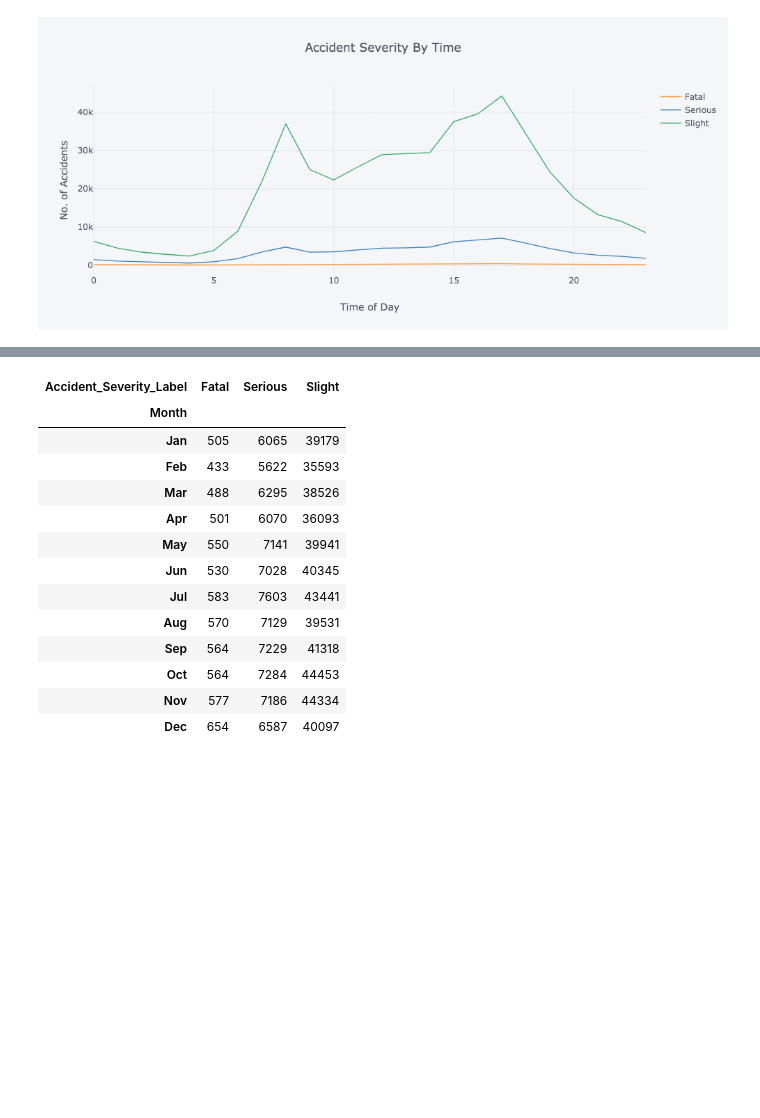
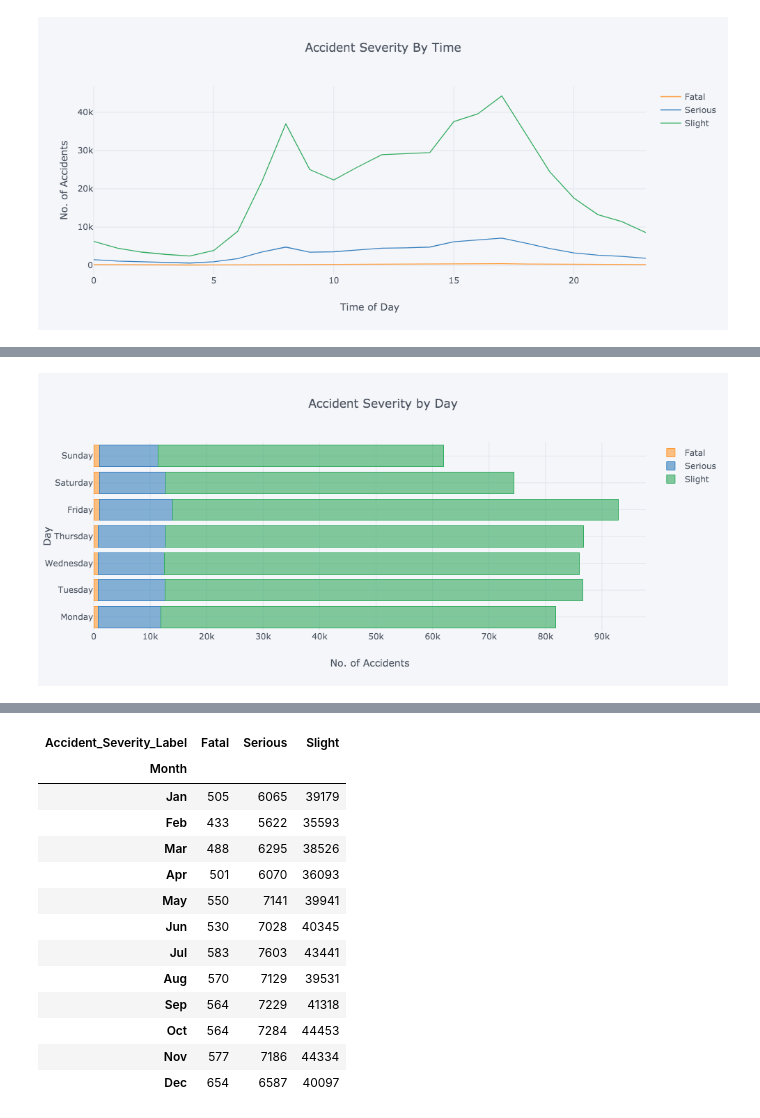
Before and after one commit to Danjah/ukdata, a Jupyter notebook: ukdata_df_prep.ipynb, the cells around one changed output, grey strips where cells are left out. Cells and saved outputs as stored; diff of their text form; code cells hidden in the pictures; blank space fills up the shorter version.

```diff
--- a/ukdata_df_prep.ipynb
+++ b/ukdata_df_prep.ipynb
@@ -222,0 +254,5 @@ seasongrpyear.iplot(kind='barh', xTitle='No of Accidents', yTitle='Year',title='
+# %%
+seasonPerday = pd.crosstab(season.Day,season.Accident_Severity_Label).reindex(['Monday','Tuesday','Wednesday',
+                                                                  'Thursday','Friday','Saturday','Sunday'])
+
+seasonPerday
@@ -222,0 +298,7 @@ seasongrpyear.iplot(kind='barh', xTitle='No of Accidents', yTitle='Year',title='
+# %%
+seasonPerday.iplot(kind='barh', barmode='stack',
+                   title='Accident Severity by Day',
+                   yTitle='Day',
+                   xTitle='No. of Accidents')
+# %% [output]
+[figure, added]
```
Also changed, not shown: parts of 61 cells of this notebook, 1 other file.
